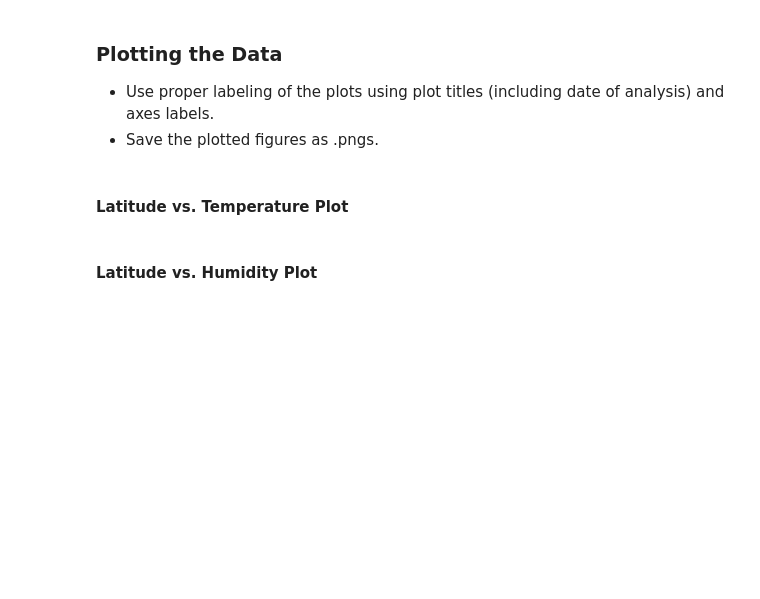
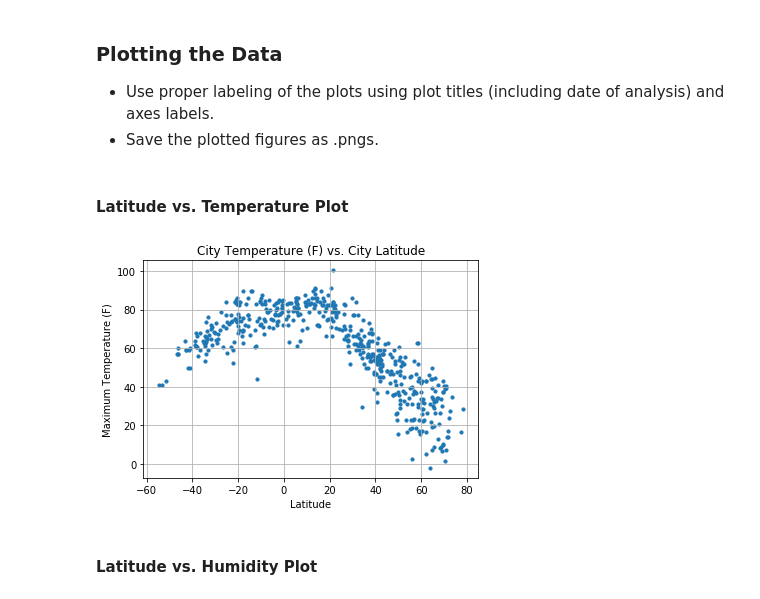
Before and after one commit to EMENGH/python-api-challenge, a Jupyter notebook: WeatherPy/WeatherPy.ipynb, the cells around one changed output. Saved outputs shown, nothing was run; the diff lists cells and outputs as text; code cells hidden in the pictures; blank space fills up the shorter version.

Commit message:
reran api with different key. added plot

```diff
--- a/WeatherPy/WeatherPy.ipynb
+++ b/WeatherPy/WeatherPy.ipynb
@@ -171,6 +171,20 @@ city_data.tail()
 * Save the plotted figures as .pngs.
 # %% [markdown]
 #### Latitude vs. Temperature Plot
+# %%
+plt.scatter(city_data1["Lat"], city_data1["Max Temp"], marker="o", s=10)
+
+# Incorporate the other graph properties
+plt.title("City Temperature (F) vs. City Latitude")
+plt.ylabel("Maximum Temperature (F)")
+plt.xlabel("Latitude")
+plt.grid(True)
+plt.savefig("../output_data/Temperature_vs_Latitude.png")
+
+# Show plot
+plt.show()
+# %% [output]
+[figure, added]
 # %% [markdown]
 #### Latitude vs. Humidity Plot
 # %% [markdown]
```
Also changed, not shown: parts of 3 cells of this notebook.
